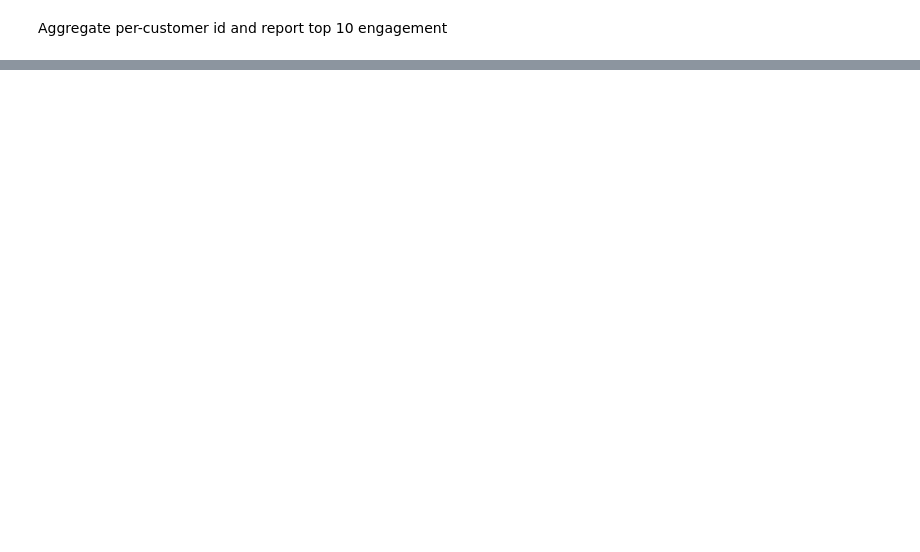
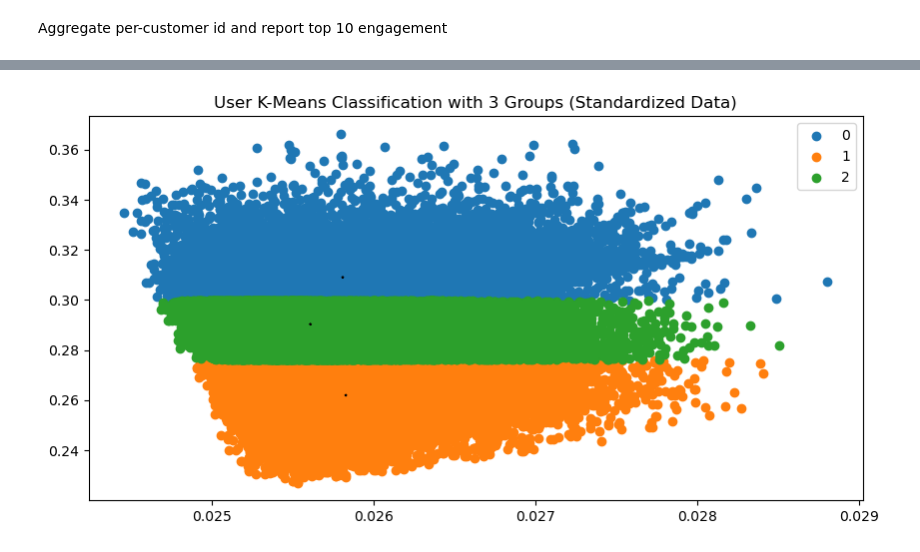
Before and after one commit to Basi10/Telecom-Data-Analysis, a Jupyter notebook: notebooks/user-engagement.ipynb, the cells around one changed output, grey strips where cells are left out. Saved outputs shown, nothing was run; the diff lists cells and outputs as text; code cells hidden in the pictures; blank space fills up the shorter version.

```diff
--- a/notebooks/user-engagement.ipynb
+++ b/notebooks/user-engagement.ipynb
@@ -97,0 +99,2 @@ plt.plot()
+# %%
+normalizer = Normalizer()
@@ -97,0 +103,7 @@ plt.plot()
+# %%
+columns = ['sessions','dur._(ms)','total_data']
+selected_columns = data_aggregate[columns]
+normalized_data = normalizer.fit_transform(selected_columns)
+# %%
+normalized_user_data = pd.DataFrame(normalized_data, columns=columns)
+normalized_user_data.head(5)
@@ -97,0 +144,12 @@ plt.plot()
+# %%
+lables_unique = np.unique(label)
+#plotting the results:
+plt.figure(figsize=(10,5))
+plt.title('User K-Means Classification with 3 Groups (Standardized Data)')
+for i in lables_unique:
+    plt.scatter(normalized_user_data[label == i].iloc[:,0] , normalized_user_data[label == i].iloc[:,1], marker='o', label = i)
+plt.scatter(centroids[:,0] , centroids[:,1],centroids[:,2], marker='x', color = 'black')
+plt.legend()
+plt.show()
+# %% [output]
+[figure, added]
```
Also changed, not shown: parts of 29 cells of this notebook.
